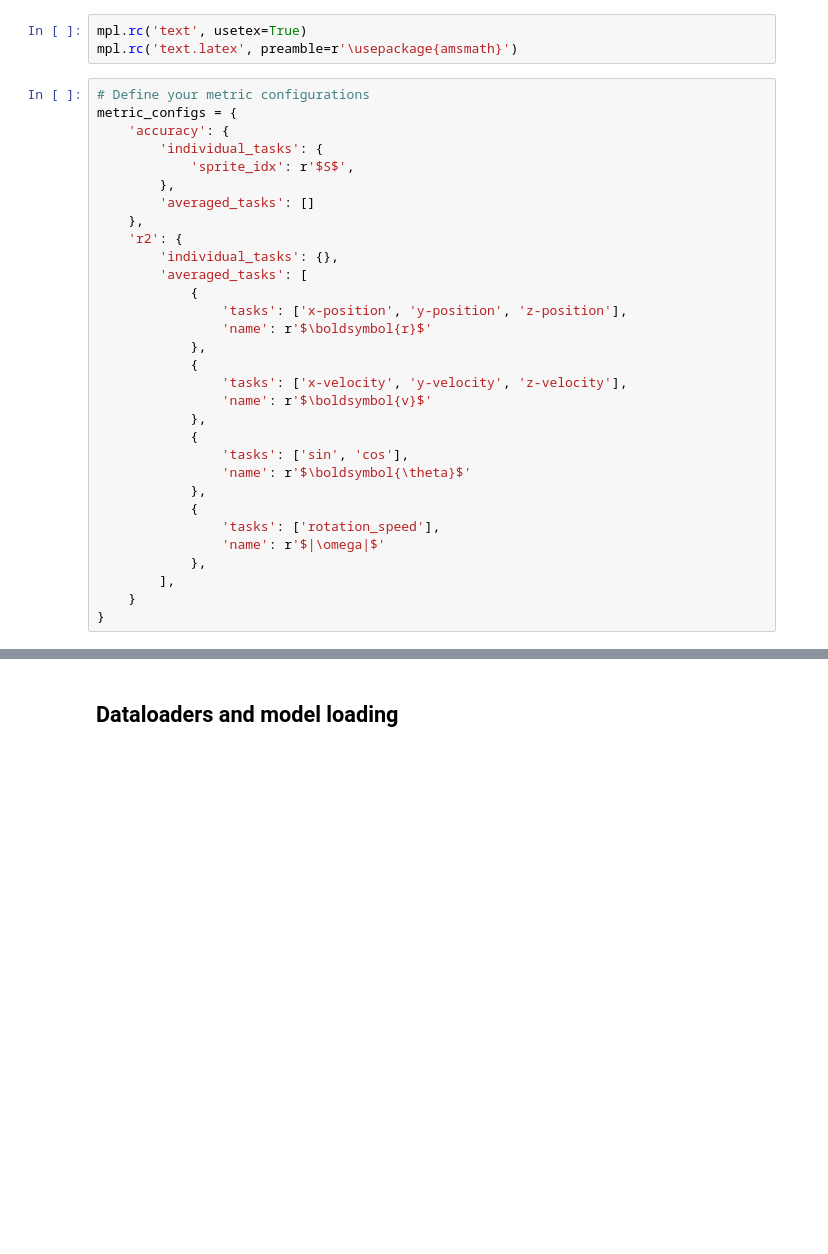
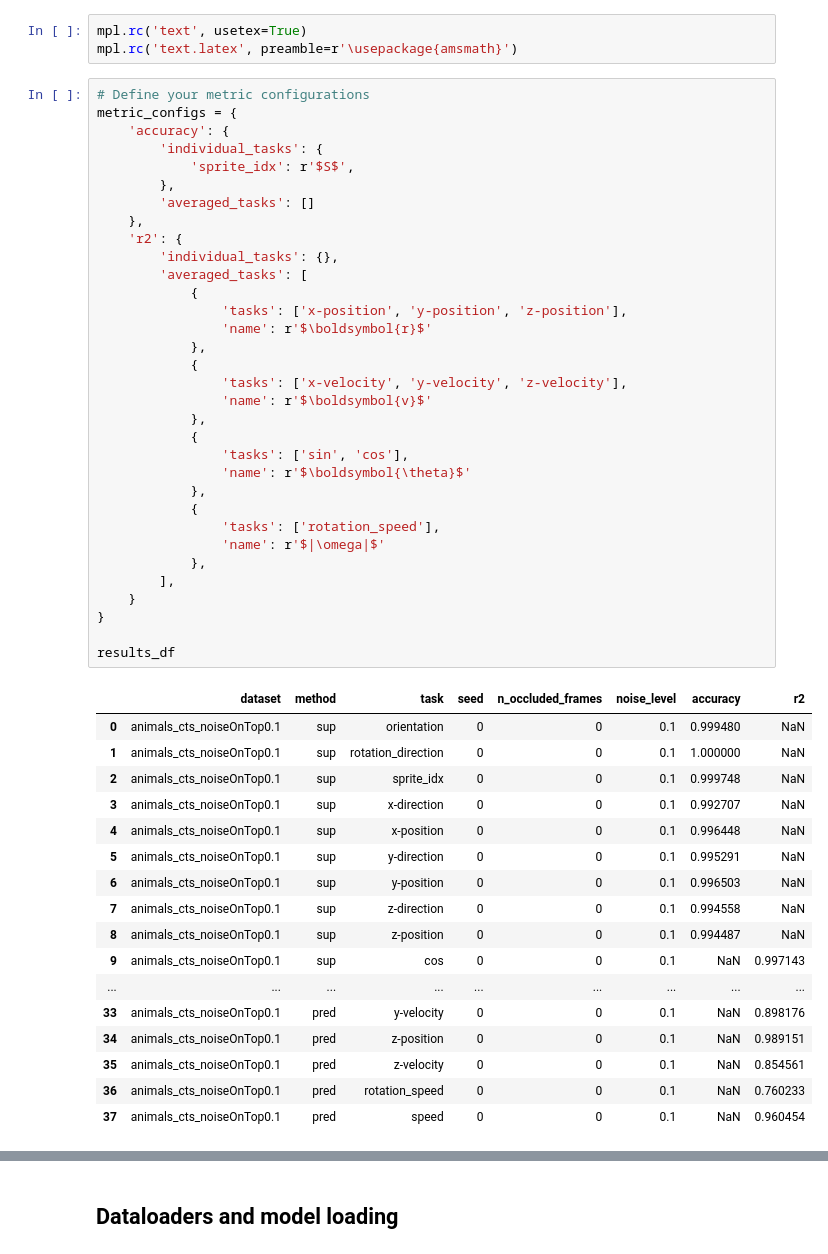
Before and after one commit to matushalak/harpl, a Jupyter notebook: notebooks/2_moving_animals.ipynb, the cells around one changed output, grey strips where cells are left out. Cells and saved outputs as stored; diff of their text form; blank space fills up the shorter version.

```diff
--- a/notebooks/2_moving_animals.ipynb
+++ b/notebooks/2_moving_animals.ipynb
@@ -183,33 +173,53 @@ mpl.rc('text.latex', preamble=r'\usepackage{amsmath}')
 # Define your metric configurations
 metric_configs = {
     'accuracy': {
         'individual_tasks': {
             'sprite_idx': r'$S$',
         },
         'averaged_tasks': []
     },
     'r2': {
         'individual_tasks': {},
         'averaged_tasks': [
             {
                 'tasks': ['x-position', 'y-position', 'z-position'],
                 'name': r'$\boldsymbol{r}$'
             },
             {
                 'tasks': ['x-velocity', 'y-velocity', 'z-velocity'],
                 'name': r'$\boldsymbol{v}$'
             },
             {
                 'tasks': ['sin', 'cos'],
                 'name': r'$\boldsymbol{\theta}$'
             },
             {
                 'tasks': ['rotation_speed'],
                 'name': r'$|\omega|$'
             },
         ],
     }
 }
+
+results_df
+# %% [output]
+|  | dataset | method | task | seed | n_occluded_frames | noise_level | accuracy | r2 |
+| 0 | animals_cts_noiseOnTop0.1 | sup | orientation | 0 | 0 | 0.1 | 0.999480 | NaN |
+| 1 | animals_cts_noiseOnTop0.1 | sup | rotation_direction | 0 | 0 | 0.1 | 1.000000 | NaN |
+| 2 | animals_cts_noiseOnTop0.1 | sup | sprite_idx | 0 | 0 | 0.1 | 0.999748 | NaN |
+| 3 | animals_cts_noiseOnTop0.1 | sup | x-direction | 0 | 0 | 0.1 | 0.992707 | NaN |
+| 4 | animals_cts_noiseOnTop0.1 | sup | x-position | 0 | 0 | 0.1 | 0.996448 | NaN |
+| 5 | animals_cts_noiseOnTop0.1 | sup | y-direction | 0 | 0 | 0.1 | 0.995291 | NaN |
+| 6 | animals_cts_noiseOnTop0.1 | sup | y-position | 0 | 0 | 0.1 | 0.996503 | NaN |
+| 7 | animals_cts_noiseOnTop0.1 | sup | z-direction | 0 | 0 | 0.1 | 0.994558 | NaN |
+| 8 | animals_cts_noiseOnTop0.1 | sup | z-position | 0 | 0 | 0.1 | 0.994487 | NaN |
+| 9 | animals_cts_noiseOnTop0.1 | sup | cos | 0 | 0 | 0.1 | NaN | 0.997143 |
+| ... | ... | ... | ... | ... | ... | ... | ... | ... |
+| 33 | animals_cts_noiseOnTop0.1 | pred | y-velocity | 0 | 0 | 0.1 | NaN | 0.898176 |
+| 34 | animals_cts_noiseOnTop0.1 | pred | z-position | 0 | 0 | 0.1 | NaN | 0.989151 |
+| 35 | animals_cts_noiseOnTop0.1 | pred | z-velocity | 0 | 0 | 0.1 | NaN | 0.854561 |
+| 36 | animals_cts_noiseOnTop0.1 | pred | rotation_speed | 0 | 0 | 0.1 | NaN | 0.760233 |
+| 37 | animals_cts_noiseOnTop0.1 | pred | speed | 0 | 0 | 0.1 | NaN | 0.960454 |
 # %%
 # Create the plot
 fig, axes = plot_advanced_comparison(
```
Also changed, not shown: parts of 10 cells of this notebook.
